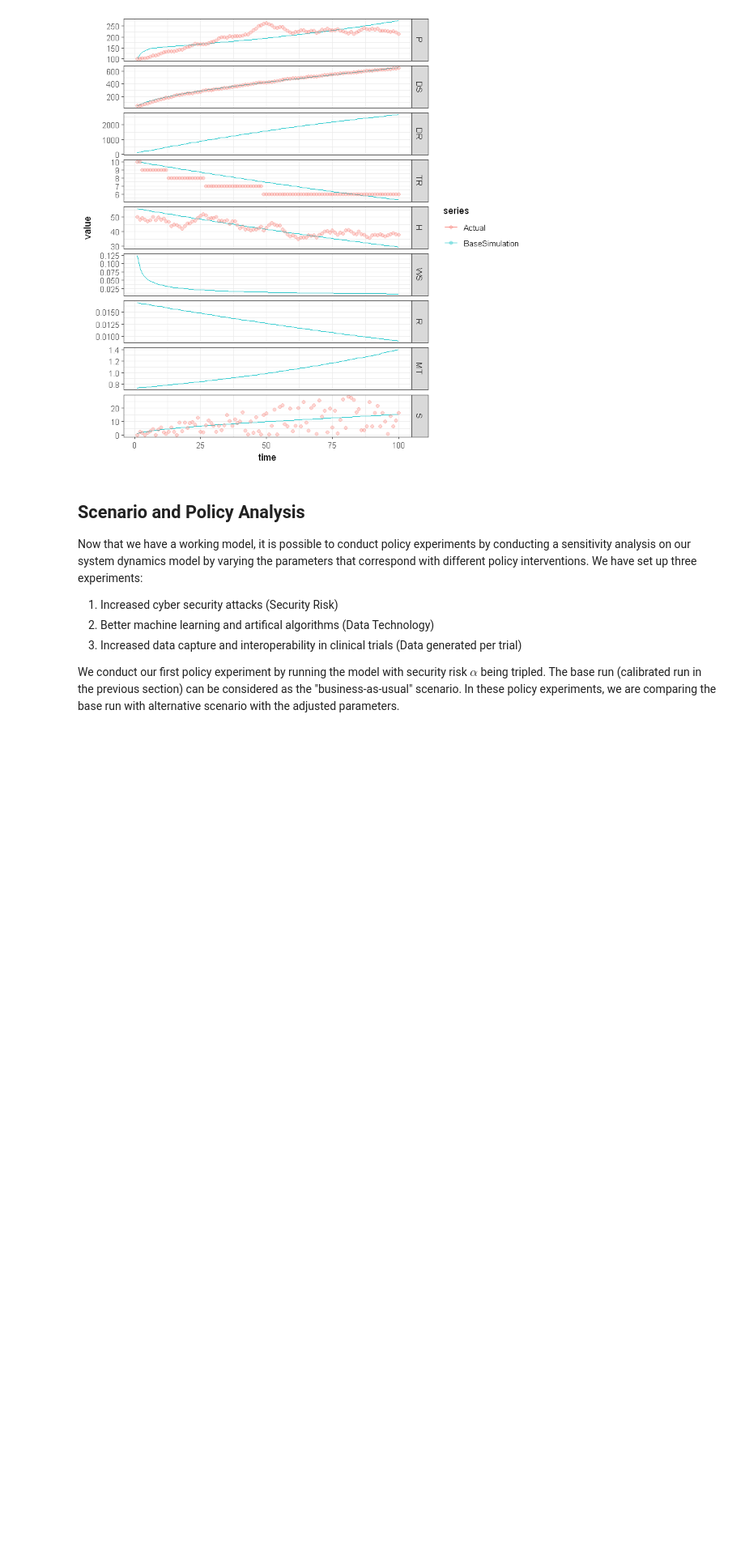
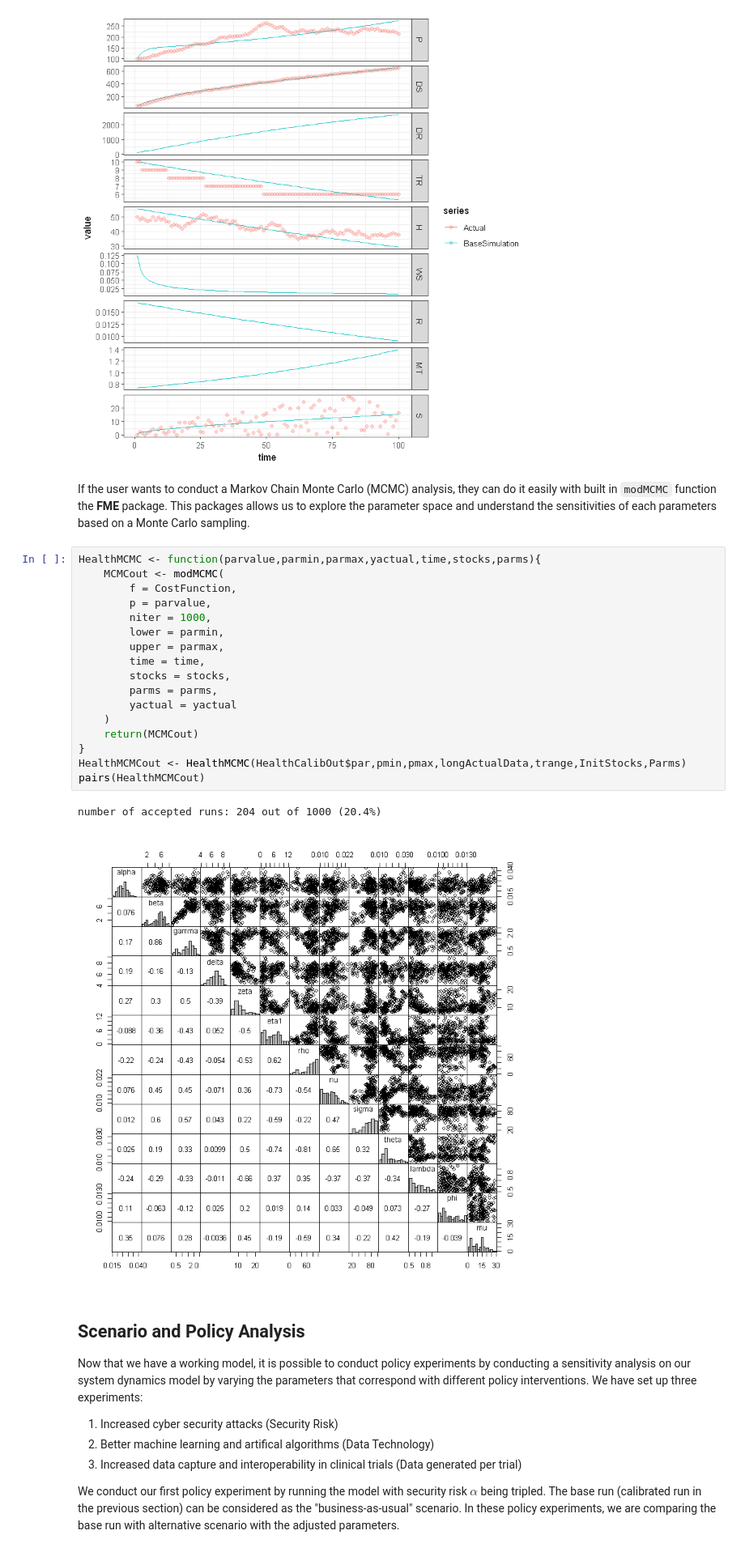
Before and after one commit to scarygary89/SimpleHealthDataSharingSD, a Jupyter notebook: HealthDataSharingModel.ipynb, the cells around one changed output. Shown at 81% size. Cells and saved outputs as stored; diff of their text form; blank space fills up the shorter version.

```diff
--- a/HealthDataSharingModel.ipynb
+++ b/HealthDataSharingModel.ipynb
@@ -372,6 +404,28 @@ ggplot() +
   theme_bw()
 # %% [output]
 [figure]
+# %% [markdown]
+If the user wants to conduct a Markov Chain Monte Carlo (MCMC) analysis, they can do it easily with built in `modMCMC` function the **FME** package.  This packages allows us to explore the parameter space and understand the sensitivities of each parameters based on a Monte Carlo sampling.
+# %%
+HealthMCMC <- function(parvalue,parmin,parmax,yactual,time,stocks,parms){
+    MCMCout <- modMCMC(
+        f = CostFunction,
+        p = parvalue,
+        niter = 1000,
+        lower = parmin,
+        upper = parmax,
+        time = time,
+        stocks = stocks,
+        parms = parms,
+        yactual = yactual
+    )
+    return(MCMCout)
+}
+HealthMCMCout <- HealthMCMC(HealthCalibOut$par,pmin,pmax,longActualData,trange,InitStocks,Parms)
+pairs(HealthMCMCout)
+# %% [output]
+number of accepted runs: 204 out of 1000 (20.4%)
+[figure, added]
 # %% [markdown]
 ## Scenario and Policy Analysis
 Now that we have a working model, it is possible to conduct policy experiments by conducting a sensitivity analysis on our system dynamics model by varying the parameters that correspond with different policy interventions.  We have set up three experiments:
```
Also changed, not shown: parts of 11 cells of this notebook, 1 other file.
